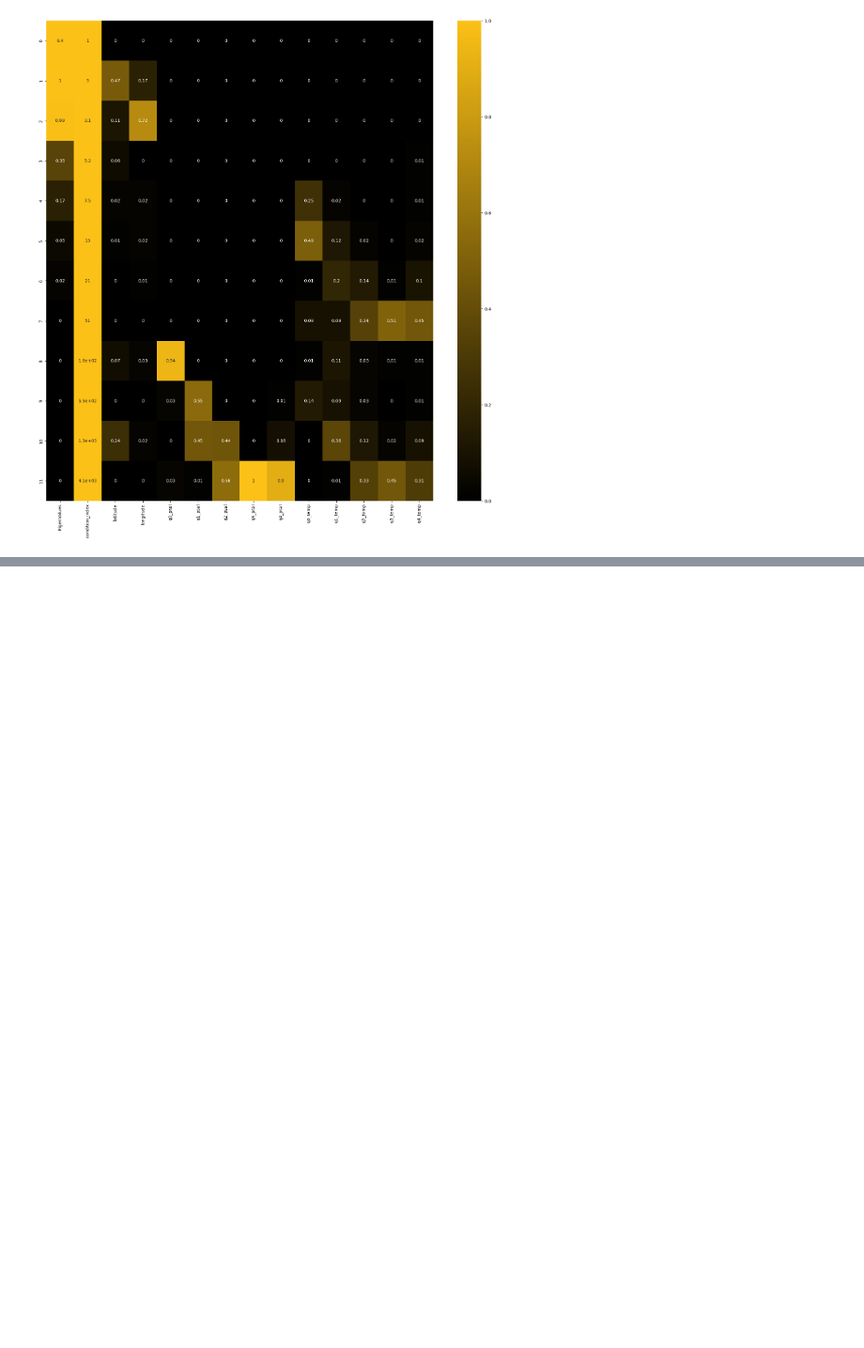
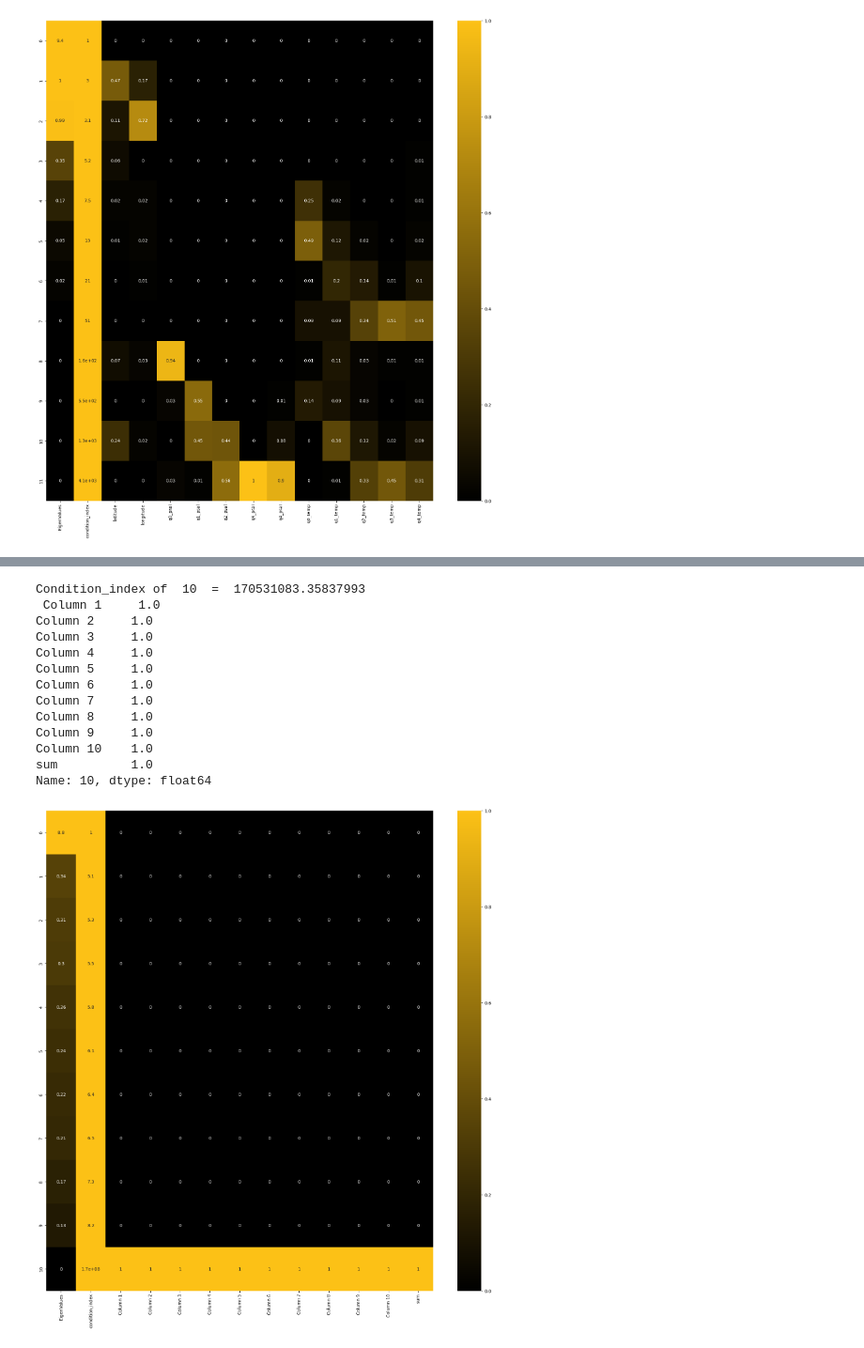
Before and after one commit to JonPGallegos/ocean_climate, a Jupyter notebook: ocean_climate.ipynb, the cells around one changed output, grey strips where cells are left out. Shown at 94% size. Drawn from its saved outputs; the diff is of its cells as text; code cells hidden in the pictures; blank space fills up the shorter version.

```diff
--- a/ocean_climate.ipynb
+++ b/ocean_climate.ipynb
@@ -914,0 +973,6 @@ data.corr()
+# %%
+data = np.random.rand(100,10)
+
+df = pd.DataFrame(data, columns=['Column {}'.format(i) for i in range(1,11)])
+
+df['sum'] = df.sum(axis=1)
@@ -914,0 +1010,17 @@ data.corr()
+# %%
+vdp = get_vdp_matrix(df)
+# %% [output]
+Condition_index of  10  =  170531083.35837993
+ Column 1     1.0
+Column 2     1.0
+Column 3     1.0
+Column 4     1.0
+Column 5     1.0
+Column 6     1.0
+Column 7     1.0
+Column 8     1.0
+Column 9     1.0
+Column 10    1.0
+sum          1.0
+Name: 10, dtype: float64
+[figure, added]
```
Also changed, not shown: parts of 19 cells of this notebook.
